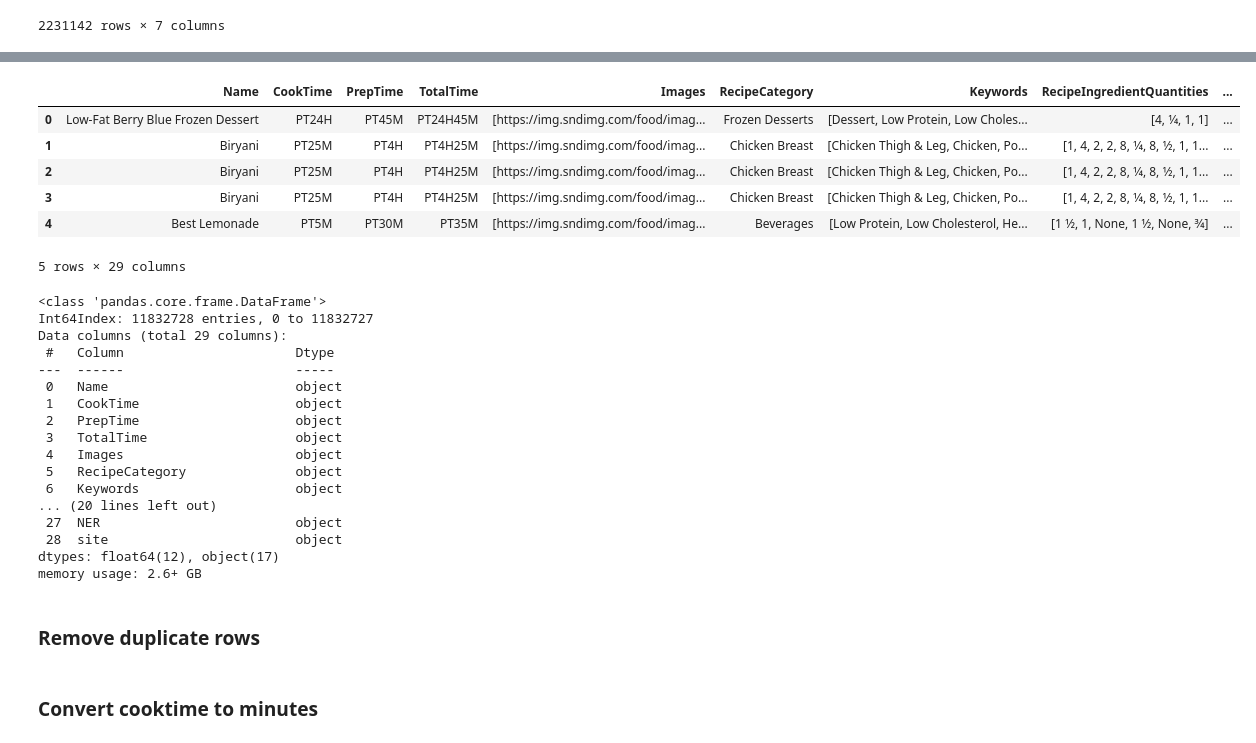
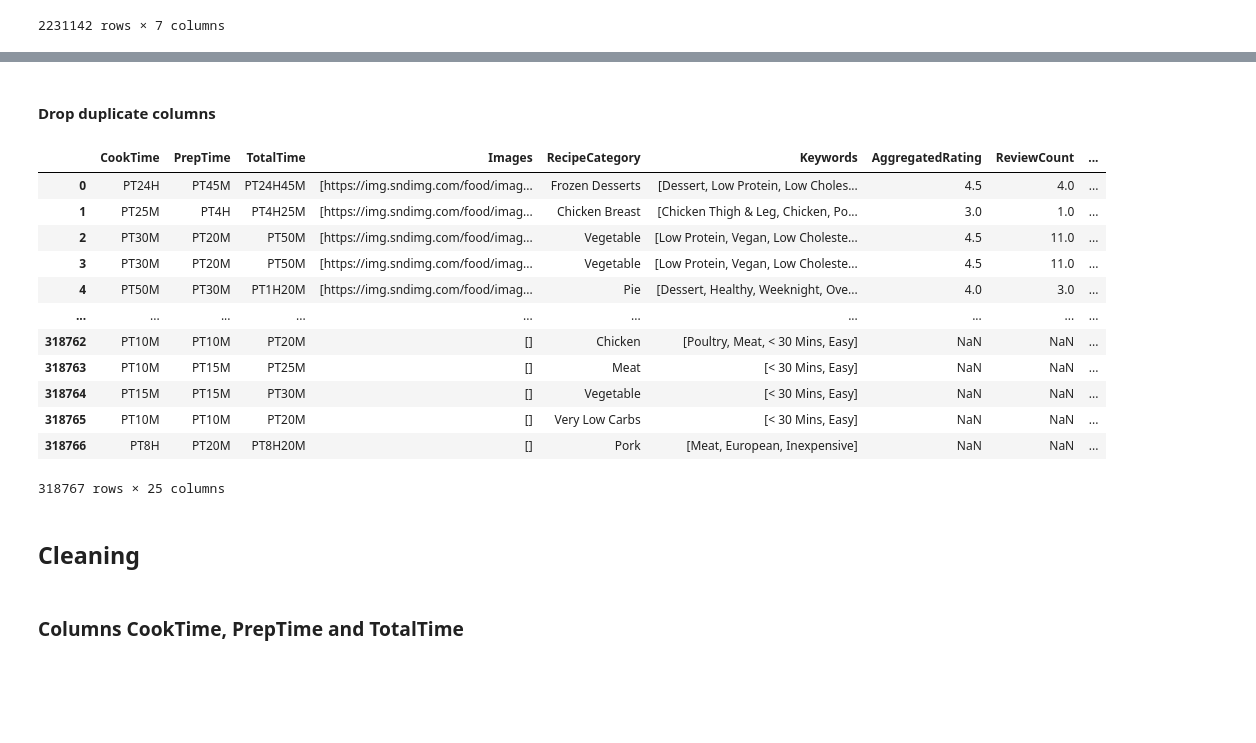
Before and after one commit to marie678/Projet-Mise-en-prod-3A, a Jupyter notebook: Model/nettoyage_datasets.ipynb, the cells around one changed output, grey strips where cells are left out. Drawn from its saved outputs; the diff is of its cells as text; code cells hidden in the pictures; blank space fills up the shorter version.

Commit message:
merged the two kaggle datasets + first cleaning

```diff
--- a/Model/nettoyage_datasets.ipynb
+++ b/Model/nettoyage_datasets.ipynb
@@ -57,4 +67,9 @@ df_2M
 | 2231140 | Pan-Roasted Pork Chops With Apple... | ["1 cup apple cider", "6 tablespo... | ["In a large bowl, mix the apple ... | cooking.nytimes.com/recipes/1015164 | Recipes1M | ["apple cider", "egg", "sugar", "... | cooking.nytimes.com |
 | 2231141 | Polpette in Spicy Tomato Sauce | ["1 pound ground veal", "1/2 poun... | ["Preheat the oven to 350.", "In ... | www.foodandwine.com/recipes/polpe... | Recipes1M | ["freshly grated pecorino romano ... | www.foodandwine.com |
 2231142 rows × 7 columns
+# %%
+# Convert strings to lists
+df_2M['directions'] = df_2M['directions'].fillna('[]').apply(
+    lambda x: ast.literal_eval(x) if isinstance(x, str) else []
+)
 # %% [markdown]
@@ -62,2 +77,2 @@ df_2M
 # %%
-df = pd.merge(df_recipes2, df_2M, left_on='Name', right_on='title', how='left')
+df_merged = pd.merge(df_recipes2, df_2M, left_on='Name', right_on='title', how='left')
@@ -63,0 +91,5 @@ df = pd.merge(df_recipes2, df_2M, left_on='Name', right_on='title', how='left')
+# %%
+filtered_df = df_merged[
+    df_merged['RecipeInstructions'].apply(lambda x: x[0] if isinstance(x, list) and len(x) > 0 else None) ==
+    df_merged['directions'].apply(lambda x: x[0] if isinstance(x, list) and len(x) > 0 else None)
+].reset_index(drop=True)
@@ -64,35 +132,26 @@ df = pd.merge(df_recipes2, df_2M, left_on='Name', right_on='title', how='left')
+# %% [markdown]
+#### Drop duplicate columns
+# %%
+columns_to_drop = ['Name', 'RecipeIngredientQuantities', 'RecipeIngredientParts', 'RecipeInstructions']
+df = filtered_df.drop(columns=columns_to_drop)
 # %%
-df.head()
+df
 # %% [output]
-|  | Name | CookTime | PrepTime | TotalTime | Images | RecipeCategory | Keywords | RecipeIngredientQuantities | ... |
-| 0 | Low-Fat Berry Blue Frozen Dessert | PT24H | PT45M | PT24H45M | [https://img.sndimg.com/food/imag... | Frozen Desserts | [Dessert, Low Protein, Low Choles... | [4, 1⁄4, 1, 1] | ... |
-| 1 | Biryani | PT25M | PT4H | PT4H25M | [https://img.sndimg.com/food/imag... | Chicken Breast | [Chicken Thigh & Leg, Chicken, Po... | [1, 4, 2, 2, 8, 1⁄4, 8, 1⁄2, 1, 1... | ... |
-| 2 | Biryani | PT25M | PT4H | PT4H25M | [https://img.sndimg.com/food/imag... | Chicken Breast | [Chicken Thigh & Leg, Chicken, Po... | [1, 4, 2, 2, 8, 1⁄4, 8, 1⁄2, 1, 1... | ... |
-| 3 | Biryani | PT25M | PT4H | PT4H25M | [https://img.sndimg.com/food/imag... | Chicken Breast | [Chicken Thigh & Leg, Chicken, Po... | [1, 4, 2, 2, 8, 1⁄4, 8, 1⁄2, 1, 1... | ... |
-| 4 | Best Lemonade | PT5M | PT30M | PT35M | [https://img.sndimg.com/food/imag... | Beverages | [Low Protein, Low Cholesterol, He... | [1 1⁄2, 1, None, 1 1⁄2, None, 3⁄4] | ... |
+|  | CookTime | PrepTime | TotalTime | Images | RecipeCategory | Keywords | AggregatedRating | ReviewCount | ... |
+| 0 | PT24H | PT45M | PT24H45M | [https://img.sndimg.com/food/imag... | Frozen Desserts | [Dessert, Low Protein, Low Choles... | 4.5 | 4.0 | ... |
+| 1 | PT25M | PT4H | PT4H25M | [https://img.sndimg.com/food/imag... | Chicken Breast | [Chicken Thigh & Leg, Chicken, Po... | 3.0 | 1.0 | ... |
+| 2 | PT30M | PT20M | PT50M | [https://img.sndimg.com/food/imag... | Vegetable | [Low Protein, Vegan, Low Choleste... | 4.5 | 11.0 | ... |
+| 3 | PT30M | PT20M | PT50M | [https://img.sndimg.com/food/imag... | Vegetable | [Low Protein, Vegan, Low Choleste... | 4.5 | 11.0 | ... |
+| 4 | PT50M | PT30M | PT1H20M | [https://img.sndimg.com/food/imag... | Pie | [Dessert, Healthy, Weeknight, Ove... | 4.0 | 3.0 | ... |
+| ... | ... | ... | ... | ... | ... | ... | ... | ... | ... |
+| 318762 | PT10M | PT10M | PT20M | [] | Chicken | [Poultry, Meat, < 30 Mins, Easy] | NaN | NaN | ... |
+| 318763 | PT10M | PT15M | PT25M | [] | Meat | [< 30 Mins, Easy] | NaN | NaN | ... |
+| 318764 | PT15M | PT15M | PT30M | [] | Vegetable | [< 30 Mins, Easy] | NaN | NaN | ... |
+| 318765 | PT10M | PT10M | PT20M | [] | Very Low Carbs | [< 30 Mins, Easy] | NaN | NaN | ... |
+| 318766 | PT8H | PT20M | PT8H20M | [] | Pork | [Meat, European, Inexpensive] | NaN | NaN | ... |
-5 rows × 29 columns
+318767 rows × 25 columns
-# %%
-df.info()
-# %% [output]
-<class 'pandas.core.frame.DataFrame'>
-Int64Index: 11832728 entries, 0 to 11832727
-Data columns (total 29 columns):
- #   Column                      Dtype
----  ------                      -----
- 0   Name                        object
- 1   CookTime                    object
- 2   PrepTime                    object
- 3   TotalTime                   object
- 4   Images                      object
- 5   RecipeCategory              object
- 6   Keywords                    object
-... (20 lines left out)
- 27  NER                         object
- 28  site                        object
-dtypes: float64(12), object(17)
-memory usage: 2.6+ GB
-# %% [markdown]
-### Remove duplicate rows
-# %% [markdown]
-### Convert cooktime to minutes
+# %% [markdown]
+## Cleaning
+# %% [markdown]
+### Columns CookTime, PrepTime and TotalTime
 # %%
```
Also changed, not shown: parts of 21 cells of this notebook.
